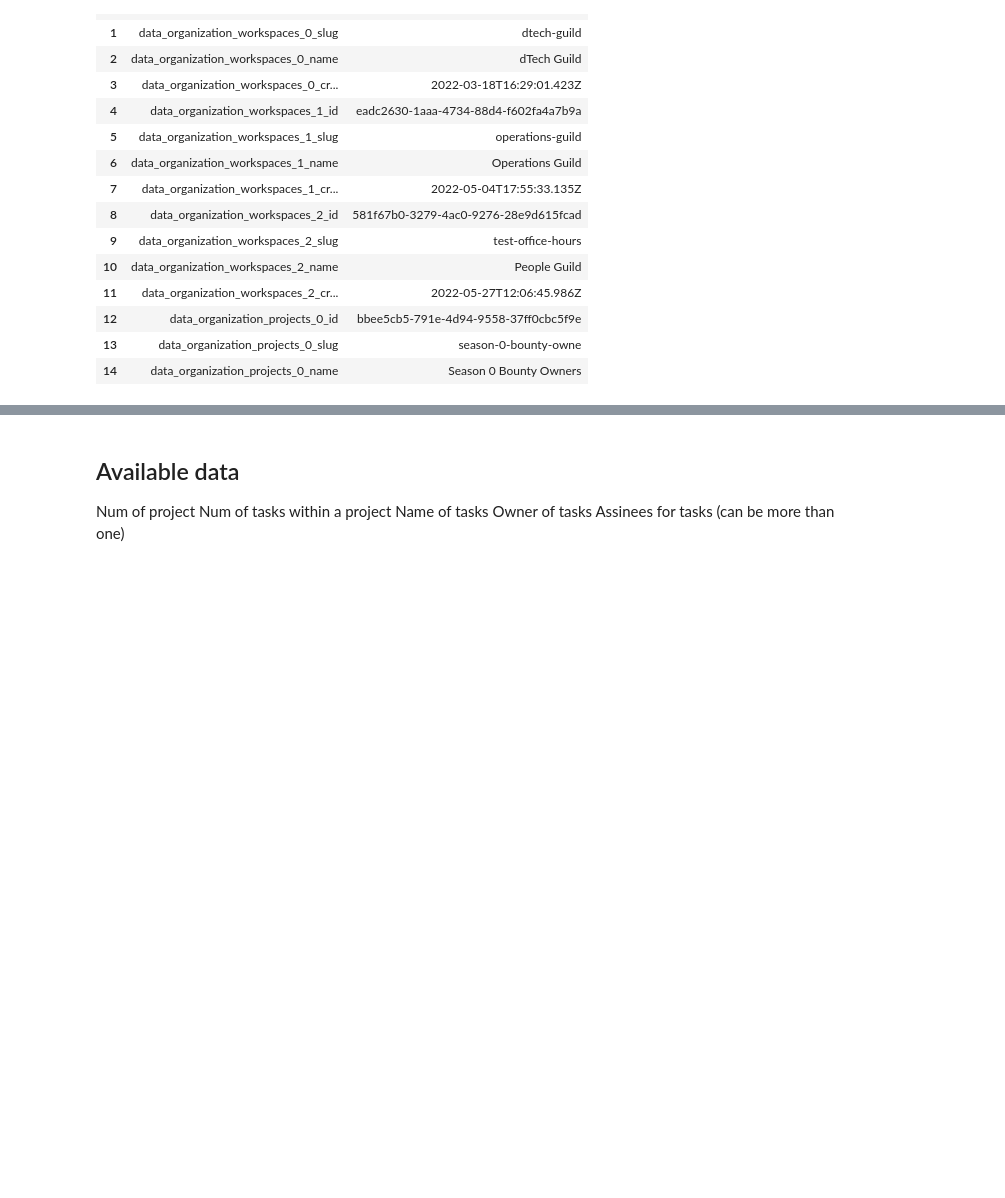
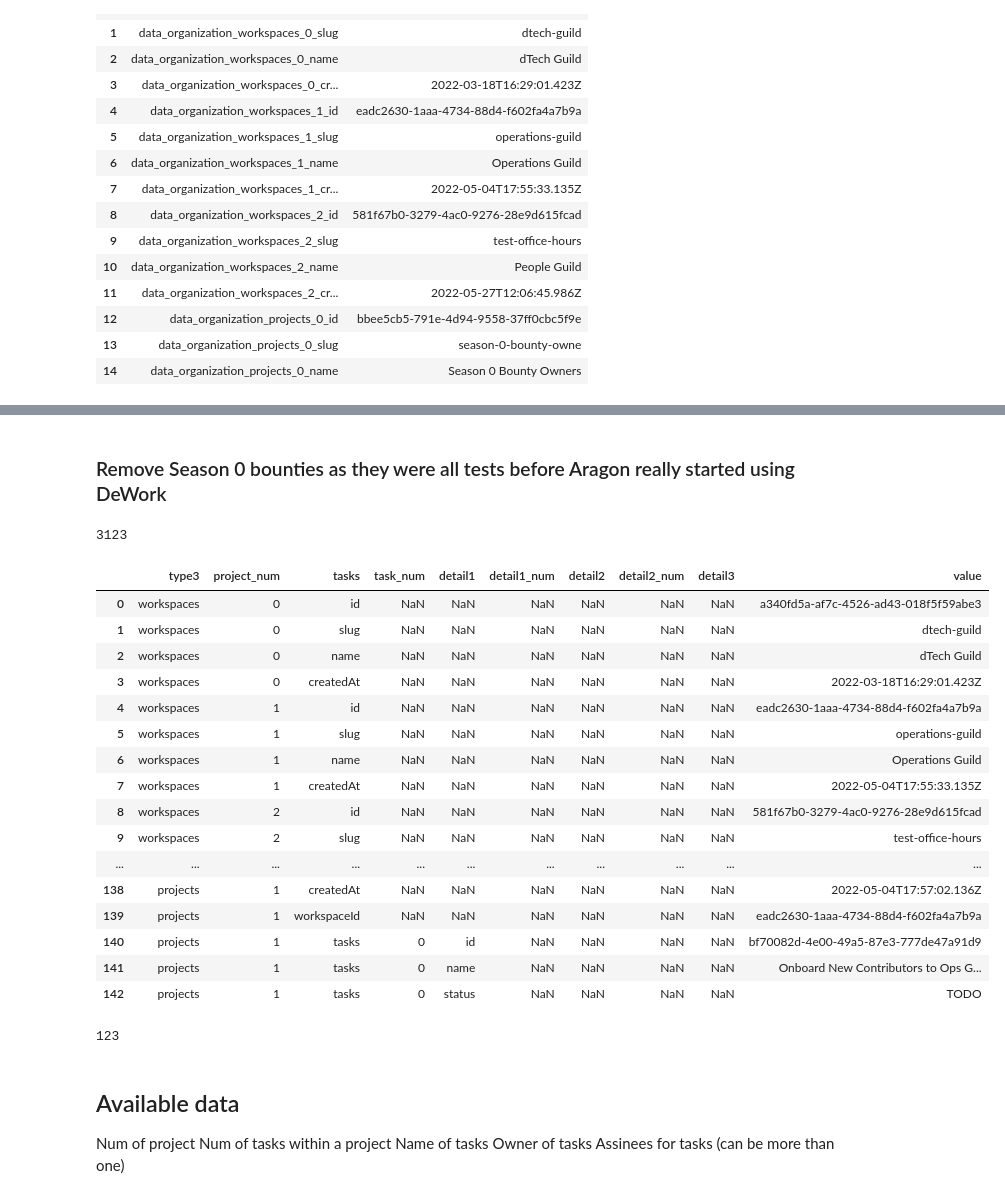
Before and after one commit to kimsammie/DeWork, a Jupyter notebook: dework.ipynb, the cells around one changed output, grey strips where cells are left out. Drawn from its saved outputs; the diff is of its cells as text; code cells hidden in the pictures; blank space fills up the shorter version.

```diff
--- a/dework.ipynb
+++ b/dework.ipynb
@@ -52,12 +52,12 @@ df_list = list()
 df_list.append(pd.DataFrame.from_dict(flatten_json(data), orient='index').T)
 
 # concat all dataframes together
-df = pd.concat(df_list).reset_index(drop=True)
+df_ = pd.concat(df_list).reset_index(drop=True)
 # %%
-df=df.T
-df=df.reset_index()
-df.columns =['field', 'value']
-df.head(15)
+df_=df_.T
+df_=df_.reset_index()
+df_.columns =['field', 'value']
+df_.head(15)
 # %% [output]
 |  | field | value |
 | 0 | data_organization_workspaces_0_id | a340fd5a-af7c-4526-ad43-018f5f59abe3 |
@@ -76,20 +76,20 @@ df.head(15)
 | 13 | data_organization_projects_0_slug | season-0-bounty-owne |
 | 14 | data_organization_projects_0_name | Season 0 Bounty Owners |
 # %%
-df['type1'] = df['field'].str.split('_').str[0]
-df['type2'] = df['field'].str.split('_').str[1]
-df['type3'] = df['field'].str.split('_').str[2]
-df['project_num'] = df['field'].str.split('_').str[3]
-df['tasks'] = df['field'].str.split('_').str[4]
-df['task_num'] = df['field'].str.split('_').str[5]
-df['detail1'] = df['field'].str.split('_').str[6]
-df['detail1_num'] = df['field'].str.split('_').str[7]
-df['detail2'] = df['field'].str.split('_').str[8]
-df['detail2_num'] = df['field'].str.split('_').str[9]
-df['detail3'] = df['field'].str.split('_').str[10]
+df_['type1'] = df_['field'].str.split('_').str[0]
+df_['type2'] = df_['field'].str.split('_').str[1]
+df_['type3'] = df_['field'].str.split('_').str[2]
+df_['project_num'] = df_['field'].str.split('_').str[3]
+df_['tasks'] = df_['field'].str.split('_').str[4]
+df_['task_num'] = df_['field'].str.split('_').str[5]
+df_['detail1'] = df_['field'].str.split('_').str[6]
+df_['detail1_num'] = df_['field'].str.split('_').str[7]
+df_['detail2'] = df_['field'].str.split('_').str[8]
+df_['detail2_num'] = df_['field'].str.split('_').str[9]
+df_['detail3'] = df_['field'].str.split('_').str[10]
 
-df = df[['type3', 'project_num', 'tasks', 'task_num', 'detail1', 'detail1_num', 'detail2', 'detail2_num', 'detail3', 'value']]
-df.head(50)
+df_ = df_[['type3', 'project_num', 'tasks', 'task_num', 'detail1', 'detail1_num', 'detail2', 'detail2_num', 'detail3', 'value']]
+df_.head(50)
 # %% [output]
 |  | type3 | project_num | tasks | task_num | detail1 | detail1_num | detail2 | detail2_num | detail3 | value |
 | 0 | workspaces | 0 | id | NaN | NaN | NaN | NaN | NaN | NaN | a340fd5a-af7c-4526-ad43-018f5f59abe3 |
@@ -129,3 +140,32 @@ df.head(50)
+# %% [markdown]
+### Remove Season 0 bounties as they were all tests before Aragon really started using DeWork
+# %%
+df= df_[~((df_['type3']=='projects')&(df_['project_num']=='0'))]
+print(len(df))
+df.head(20)
+# %% [output]
+3123
+|  | type3 | project_num | tasks | task_num | detail1 | detail1_num | detail2 | detail2_num | detail3 | value |
+| 0 | workspaces | 0 | id | NaN | NaN | NaN | NaN | NaN | NaN | a340fd5a-af7c-4526-ad43-018f5f59abe3 |
+| 1 | workspaces | 0 | slug | NaN | NaN | NaN | NaN | NaN | NaN | dtech-guild |
+| 2 | workspaces | 0 | name | NaN | NaN | NaN | NaN | NaN | NaN | dTech Guild |
+| 3 | workspaces | 0 | createdAt | NaN | NaN | NaN | NaN | NaN | NaN | 2022-03-18T16:29:01.423Z |
+| 4 | workspaces | 1 | id | NaN | NaN | NaN | NaN | NaN | NaN | eadc2630-1aaa-4734-88d4-f602fa4a7b9a |
+| 5 | workspaces | 1 | slug | NaN | NaN | NaN | NaN | NaN | NaN | operations-guild |
+| 6 | workspaces | 1 | name | NaN | NaN | NaN | NaN | NaN | NaN | Operations Guild |
+| 7 | workspaces | 1 | createdAt | NaN | NaN | NaN | NaN | NaN | NaN | 2022-05-04T17:55:33.135Z |
+| 8 | workspaces | 2 | id | NaN | NaN | NaN | NaN | NaN | NaN | 581f67b0-3279-4ac0-9276-28e9d615fcad |
+| 9 | workspaces | 2 | slug | NaN | NaN | NaN | NaN | NaN | NaN | test-office-hours |
+| ... | ... | ... | ... | ... | ... | ... | ... | ... | ... | ... |
+| 138 | projects | 1 | createdAt | NaN | NaN | NaN | NaN | NaN | NaN | 2022-05-04T17:57:02.136Z |
+| 139 | projects | 1 | workspaceId | NaN | NaN | NaN | NaN | NaN | NaN | eadc2630-1aaa-4734-88d4-f602fa4a7b9a |
+| 140 | projects | 1 | tasks | 0 | id | NaN | NaN | NaN | NaN | bf70082d-4e00-49a5-87e3-777de47a91d9 |
+| 141 | projects | 1 | tasks | 0 | name | NaN | NaN | NaN | NaN | Onboard New Contributors to Ops G... |
+| 142 | projects | 1 | tasks | 0 | status | NaN | NaN | NaN | NaN | TODO |
+# %%
+len(df_)-len(df)
+# %% [output]
+123
 # %% [markdown]
 ## Available data
 Num of project
```
Also changed, not shown: parts of 17 cells of this notebook.
